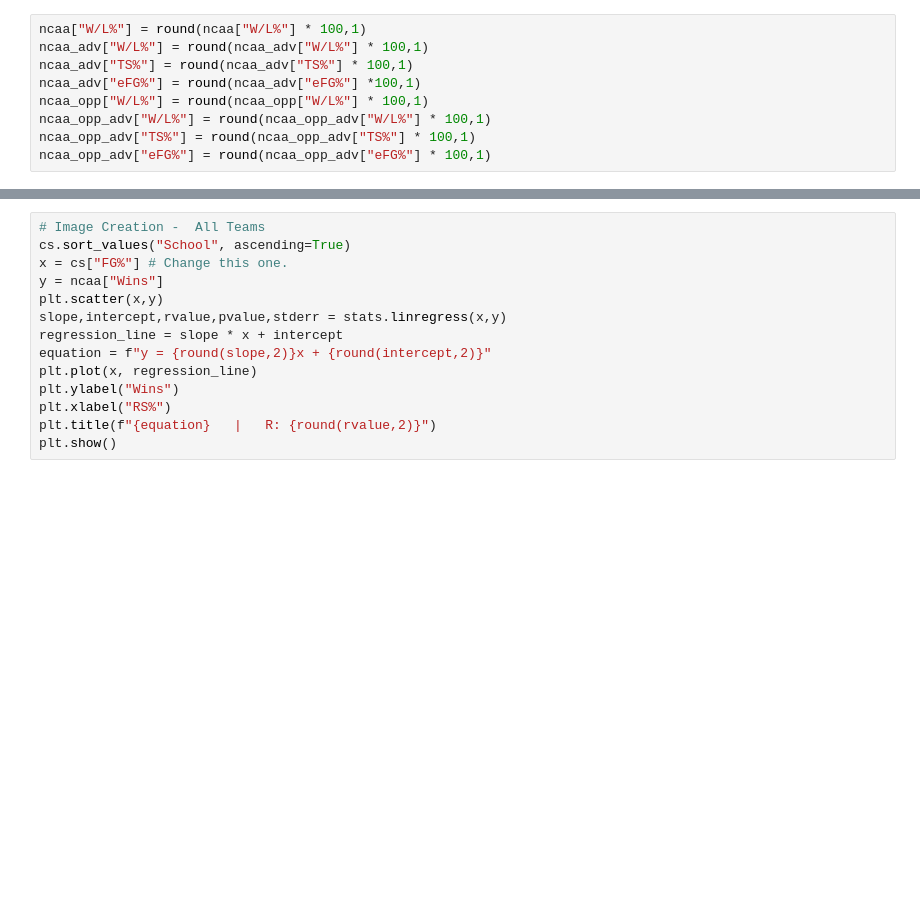
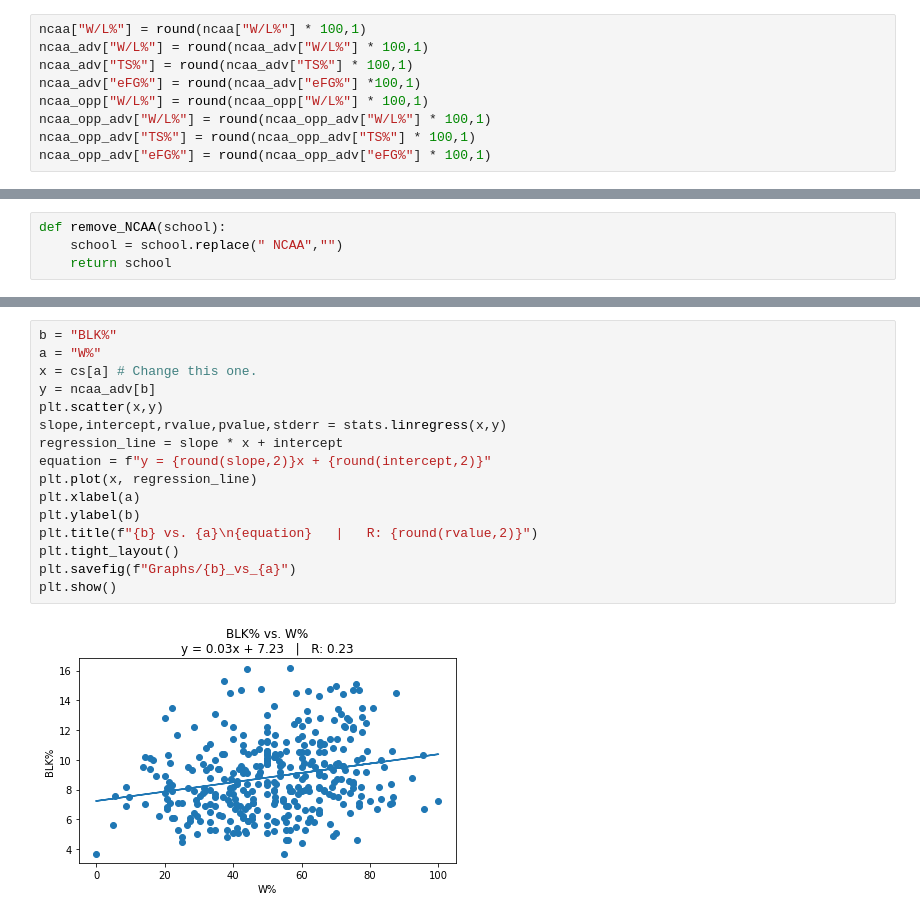
Before and after one commit to jacobdv/march-madness, a Jupyter notebook: 2021/2021_NCAA_Calculations.ipynb, the cells around one changed output, grey strips where cells are left out. Saved outputs shown, nothing was run; the diff lists cells and outputs as text; blank space fills up the shorter version.

Commit message:
Created graphics for website.

```diff
--- a/2021/2021_NCAA_Calculations.ipynb
+++ b/2021/2021_NCAA_Calculations.ipynb
@@ -131,0 +104,4 @@ AttributeError: 'str' object has no attribute 'to_html'
+# %%
+def remove_NCAA(school):
+    school = school.replace(" NCAA","")
+    return school
@@ -132,14 +190,18 @@ AttributeError: 'str' object has no attribute 'to_html'
 # %%
-# Image Creation -  All Teams
-cs.sort_values("School", ascending=True)
-x = cs["FG%"] # Change this one.
-y = ncaa["Wins"]
+b = "BLK%"
+a = "W%"
+x = cs[a] # Change this one.
+y = ncaa_adv[b]
 plt.scatter(x,y)
 slope,intercept,rvalue,pvalue,stderr = stats.linregress(x,y)
 regression_line = slope * x + intercept
 equation = f"y = {round(slope,2)}x + {round(intercept,2)}"
 plt.plot(x, regression_line)
-plt.ylabel("Wins")
-plt.xlabel("RS%")
-plt.title(f"{equation}   |   R: {round(rvalue,2)}")
+plt.xlabel(a)
+plt.ylabel(b)
+plt.title(f"{b} vs. {a}\n{equation}   |   R: {round(rvalue,2)}")
+plt.tight_layout()
+plt.savefig(f"Graphs/{b}_vs_{a}")
 plt.show()
+# %% [output]
+[figure, added]
```
Also changed, not shown: parts of 4 cells of this notebook, 20 other files.
